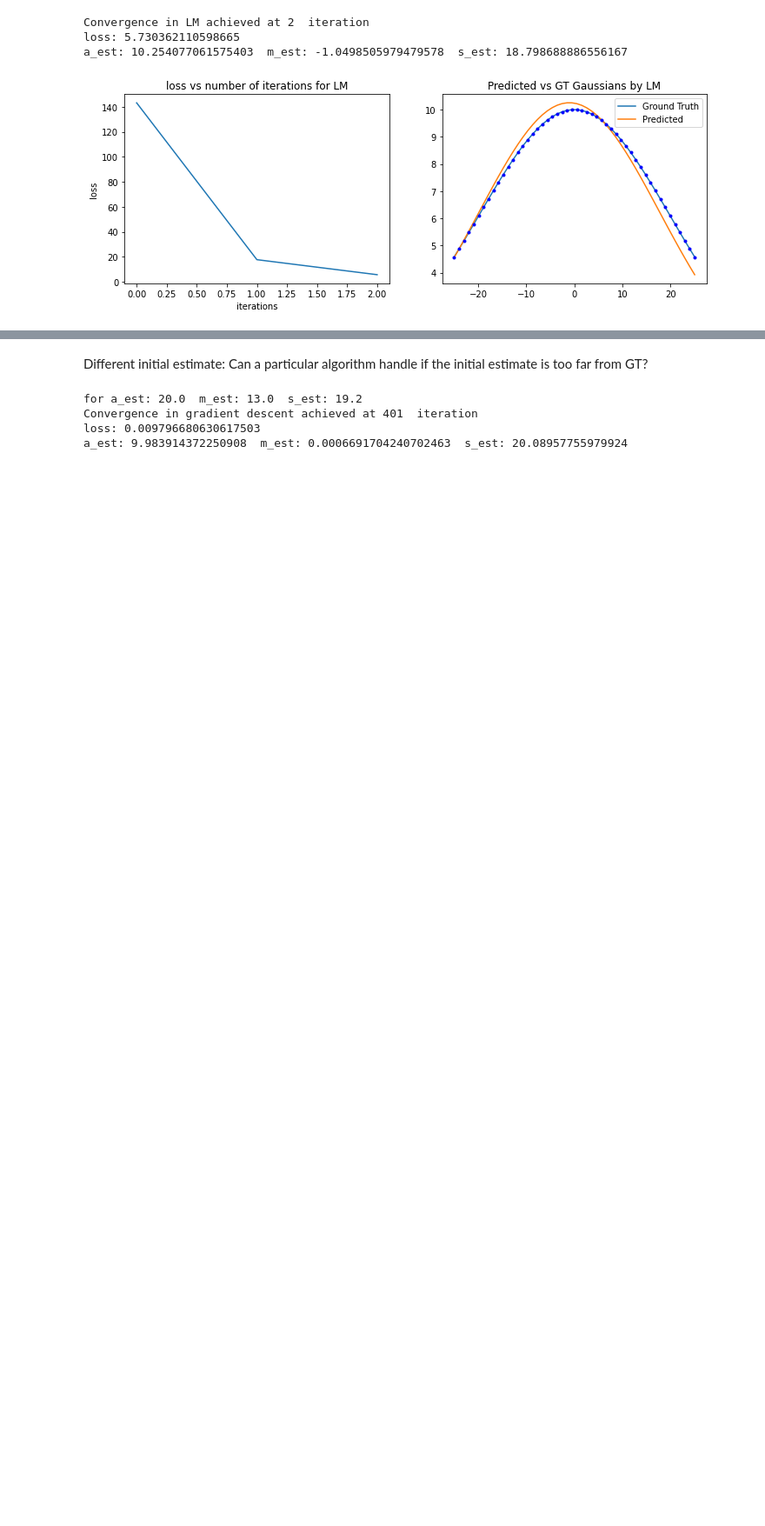
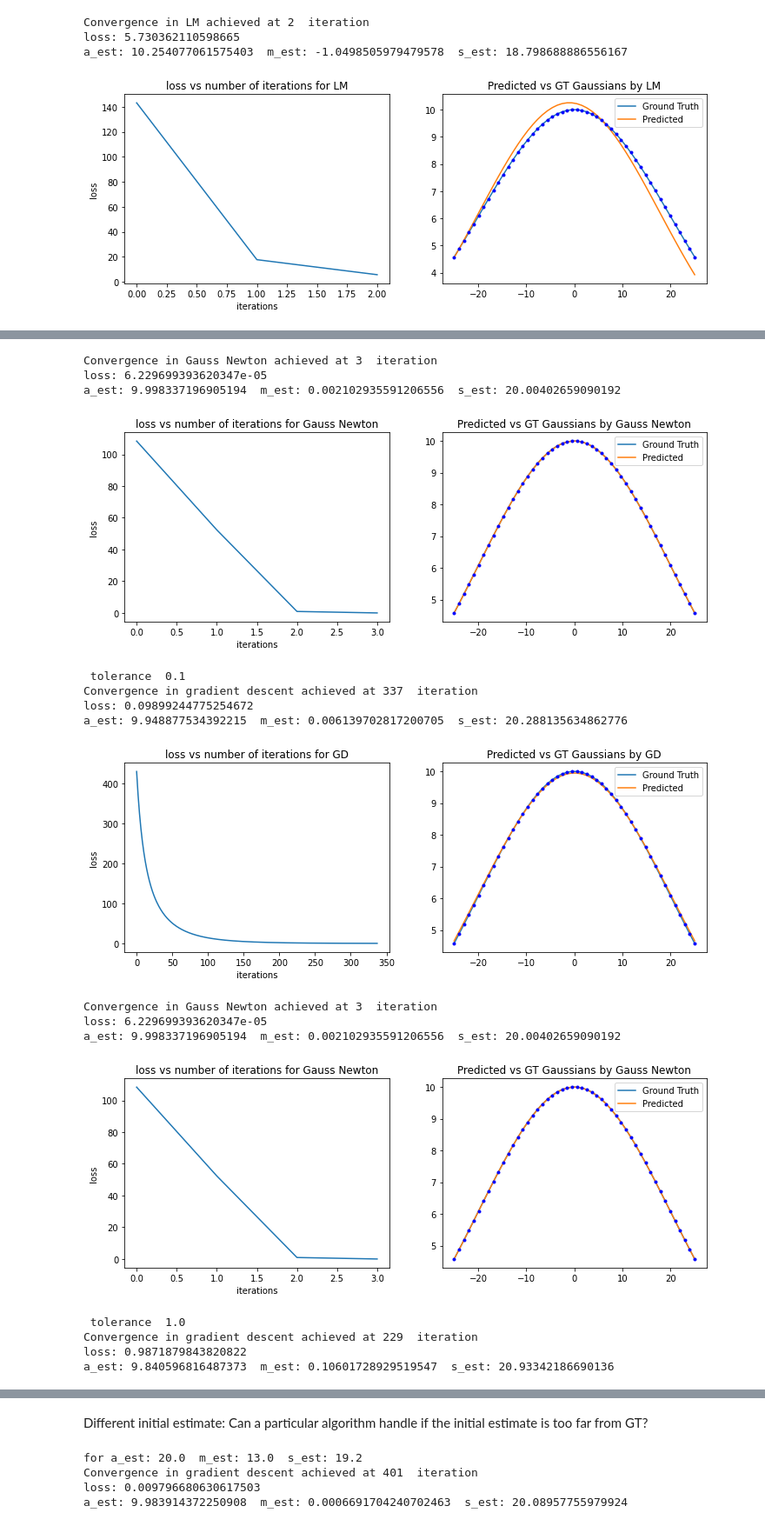
Before and after one commit to avani17101/ICP-and-Non-linear-least-squares-optimization, a Jupyter notebook: 16-spacex-Assignment-3.ipynb, the cells around one changed output, grey strips where cells are left out. Shown at 87% size. Drawn from its saved outputs; the diff is of its cells as text; code cells hidden in the pictures; blank space fills up the shorter version.

Commit message:
add for diff tolerance vals

```diff
--- a/16-spacex-Assignment-3.ipynb
+++ b/16-spacex-Assignment-3.ipynb
@@ -233,3 +233,22 @@ Convergence in LM achieved at 2  iteration
 loss: 5.730362110598665
 a_est: 10.254077061575403  m_est: -1.0498505979479578  s_est: 18.798688886556167
 [figure]
+# %%
+
+numberOfObservations = 50
+xObserved = np.linspace(-25, 25, numberOfObservations)
+a_gt = 10
+m_gt = 0
+s_gt = 20
+a_est = 10
+m_est = 13
+s_est = 19.12
+yObserved = gaussian(xObserved, a_gt, m_gt, s_gt)
+calculatedPrameters = np.array([a_est, m_est, s_est])
+tolerance = np.array([1e-2,1e-1,1e0,1e+1])
+for tol in tolerance:
+    print("\n tolerance ",tol)
+    gradDescent(xObserved,yObserved,calculatedPrameters,0.01,tol)
+    gaussNewton(xObserved,yObserved,calculatedPrameters,0.01,tol)
+    LM(xObserved,yObserved,calculatedPrameters,10,tol)
+# %% [output]
@@ -235,0 +260,17 @@ a_est: 10.254077061575403  m_est: -1.0498505979479578  s_est: 18.798688886556167
+Convergence in Gauss Newton achieved at 3  iteration
+loss: 6.229699393620347e-05
+a_est: 9.998337196905194  m_est: 0.002102935591206556  s_est: 20.00402659090192
+[figure, added]
+ tolerance  0.1
+Convergence in gradient descent achieved at 337  iteration
+loss: 0.09899244775254672
+a_est: 9.948877534392215  m_est: 0.006139702817200705  s_est: 20.288135634862776
+[figure, added]
+Convergence in Gauss Newton achieved at 3  iteration
+loss: 6.229699393620347e-05
+a_est: 9.998337196905194  m_est: 0.002102935591206556  s_est: 20.00402659090192
+[figure, added]
+ tolerance  1.0
+Convergence in gradient descent achieved at 229  iteration
+loss: 0.9871879843820822
+a_est: 9.840596816487373  m_est: 0.10601728929519547  s_est: 20.93342186690136
```
Also changed, not shown: parts of 5 cells of this notebook.
